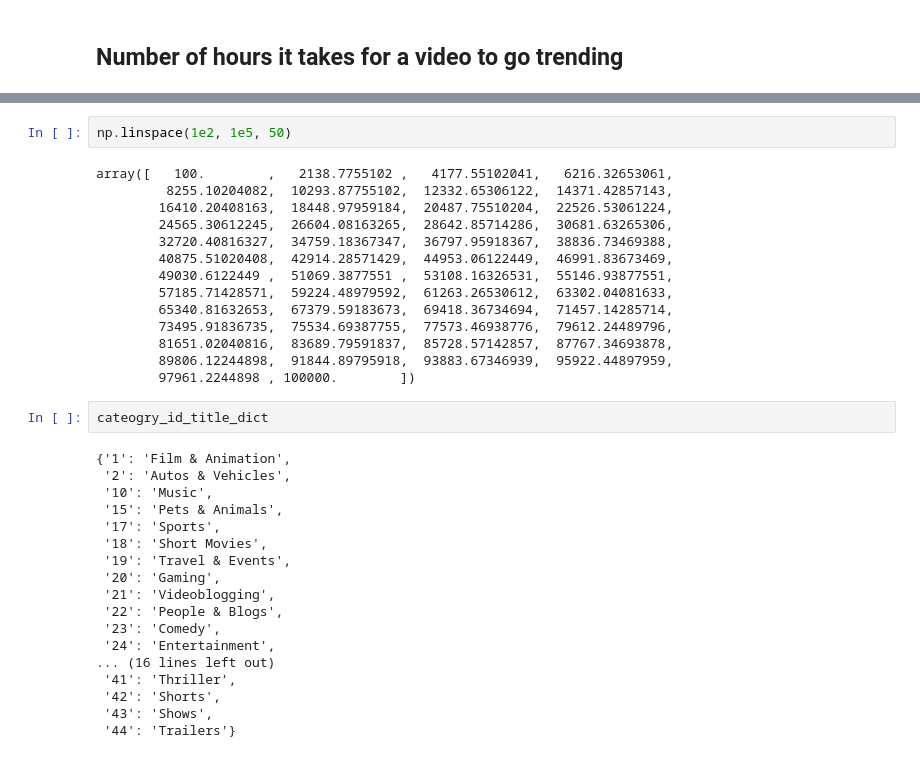
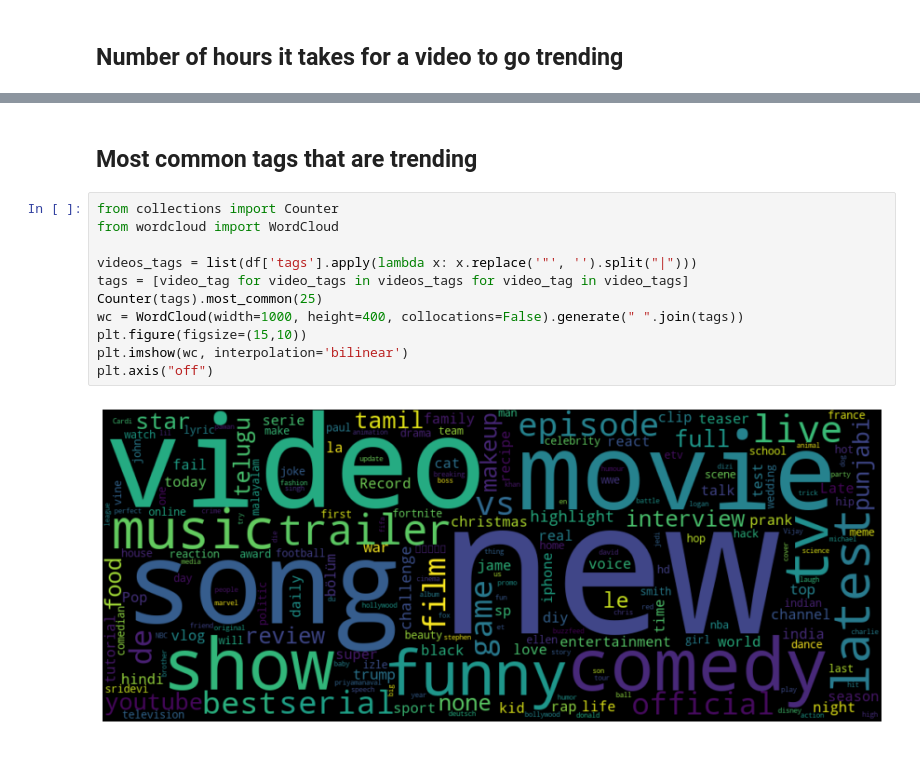
Before and after one commit to tanmaig/CSCI5502-project, a Jupyter notebook: data_analysis.ipynb, the cells around one changed output, grey strips where cells are left out. Drawn from its saved outputs; the diff is of its cells as text.

```diff
--- a/data_analysis.ipynb
+++ b/data_analysis.ipynb
@@ -131,36 +145,15 @@ sns.distplot(number_of_hours, bins=np.linspace(0, 200, 500), kde=False, color='b
-# %%
-np.linspace(1e2, 1e5, 50)
-# %% [output]
-array([   100.        ,   2138.7755102 ,   4177.55102041,   6216.32653061,
-         8255.10204082,  10293.87755102,  12332.65306122,  14371.42857143,
-        16410.20408163,  18448.97959184,  20487.75510204,  22526.53061224,
-        24565.30612245,  26604.08163265,  28642.85714286,  30681.63265306,
-        32720.40816327,  34759.18367347,  36797.95918367,  38836.73469388,
-        40875.51020408,  42914.28571429,  44953.06122449,  46991.83673469,
-        49030.6122449 ,  51069.3877551 ,  53108.16326531,  55146.93877551,
-        57185.71428571,  59224.48979592,  61263.26530612,  63302.04081633,
-        65340.81632653,  67379.59183673,  69418.36734694,  71457.14285714,
-        73495.91836735,  75534.69387755,  77573.46938776,  79612.24489796,
-        81651.02040816,  83689.79591837,  85728.57142857,  87767.34693878,
-        89806.12244898,  91844.89795918,  93883.67346939,  95922.44897959,
-        97961.2244898 , 100000.        ])
-# %%
-cateogry_id_title_dict
-# %% [output]
-{'1': 'Film & Animation',
- '2': 'Autos & Vehicles',
- '10': 'Music',
- '15': 'Pets & Animals',
- '17': 'Sports',
- '18': 'Short Movies',
- '19': 'Travel & Events',
- '20': 'Gaming',
- '21': 'Videoblogging',
- '22': 'People & Blogs',
- '23': 'Comedy',
- '24': 'Entertainment',
-... (16 lines left out)
- '41': 'Thriller',
- '42': 'Shorts',
- '43': 'Shows',
- '44': 'Trailers'}
+# %% [markdown]
+## Most common tags that are trending
+# %%
+from collections import Counter
+from wordcloud import WordCloud
+
+videos_tags = list(df['tags'].apply(lambda x: x.replace('"', '').split("|")))
+tags = [video_tag for video_tags in videos_tags for video_tag in video_tags]
+Counter(tags).most_common(25)
+wc = WordCloud(width=1000, height=400, collocations=False).generate(" ".join(tags))
+plt.figure(figsize=(15,10))
+plt.imshow(wc, interpolation='bilinear')
+plt.axis("off")
+# %% [output]
+[figure, added]
```
Also changed, not shown: parts of 7 cells of this notebook.
